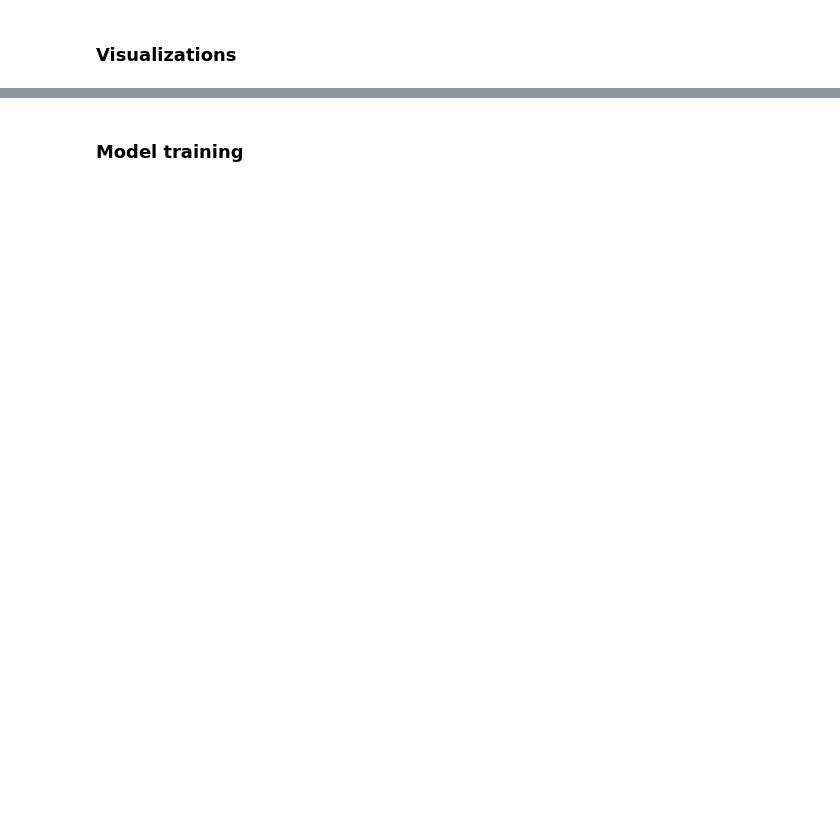
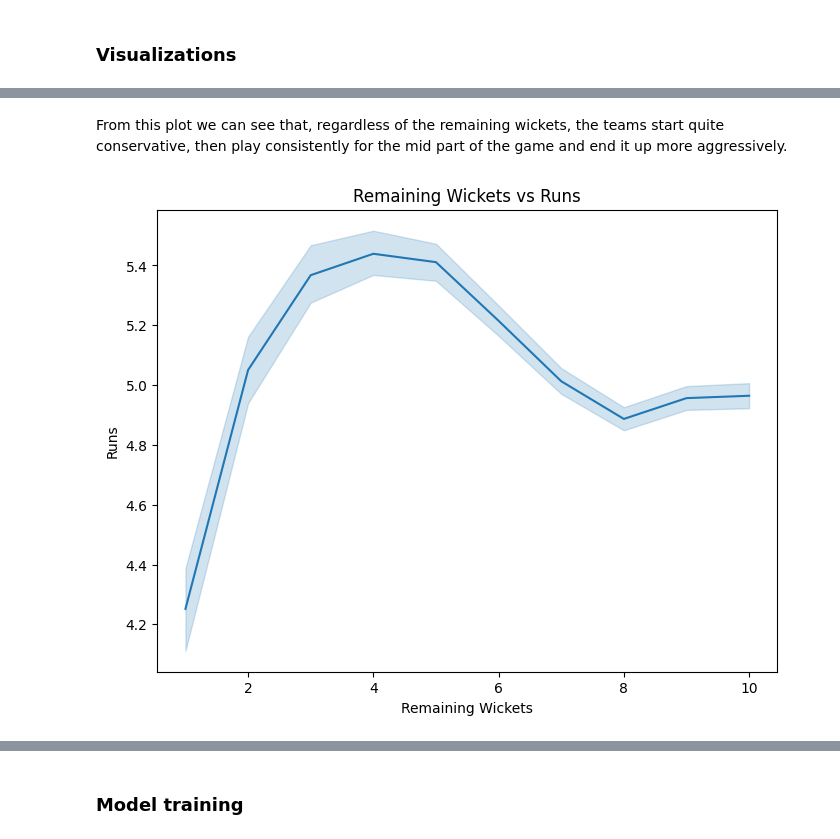
Before and after one commit to stecasta/cricket-predictions, a Jupyter notebook: notebooks/assessment.ipynb, the cells around one changed output, grey strips where cells are left out. Saved outputs shown, nothing was run; the diff lists cells and outputs as text; code cells hidden in the pictures; blank space fills up the shorter version.

```diff
--- a/notebooks/assessment.ipynb
+++ b/notebooks/assessment.ipynb
@@ -692,0 +646,11 @@ plt.show()
+# %% [markdown]
+From this plot we can see that, regardless of the remaining wickets, the teams start quite conservative, then play consistently for the mid part of the game and end it up more aggressively.
+# %%
+plt.figure(figsize=(8, 6))
+sns.lineplot(data=overs_ds, x="remaining_wickets", y="runs")
+plt.title('Remaining Wickets vs Runs')
+plt.xlabel('Remaining Wickets')
+plt.ylabel('Runs')
+plt.show()
+# %% [output]
+[figure, added]
```
Also changed, not shown: parts of 85 cells of this notebook.
